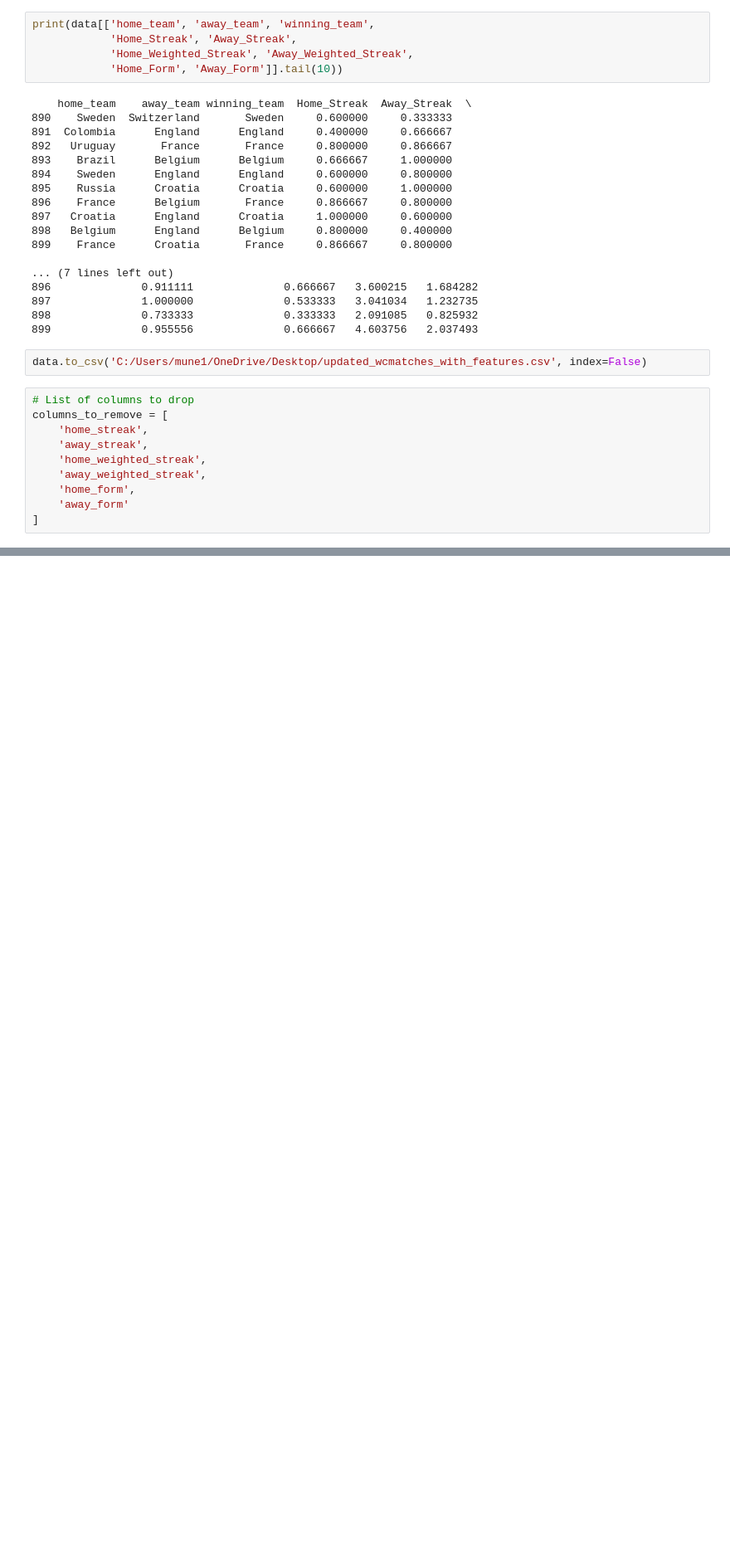
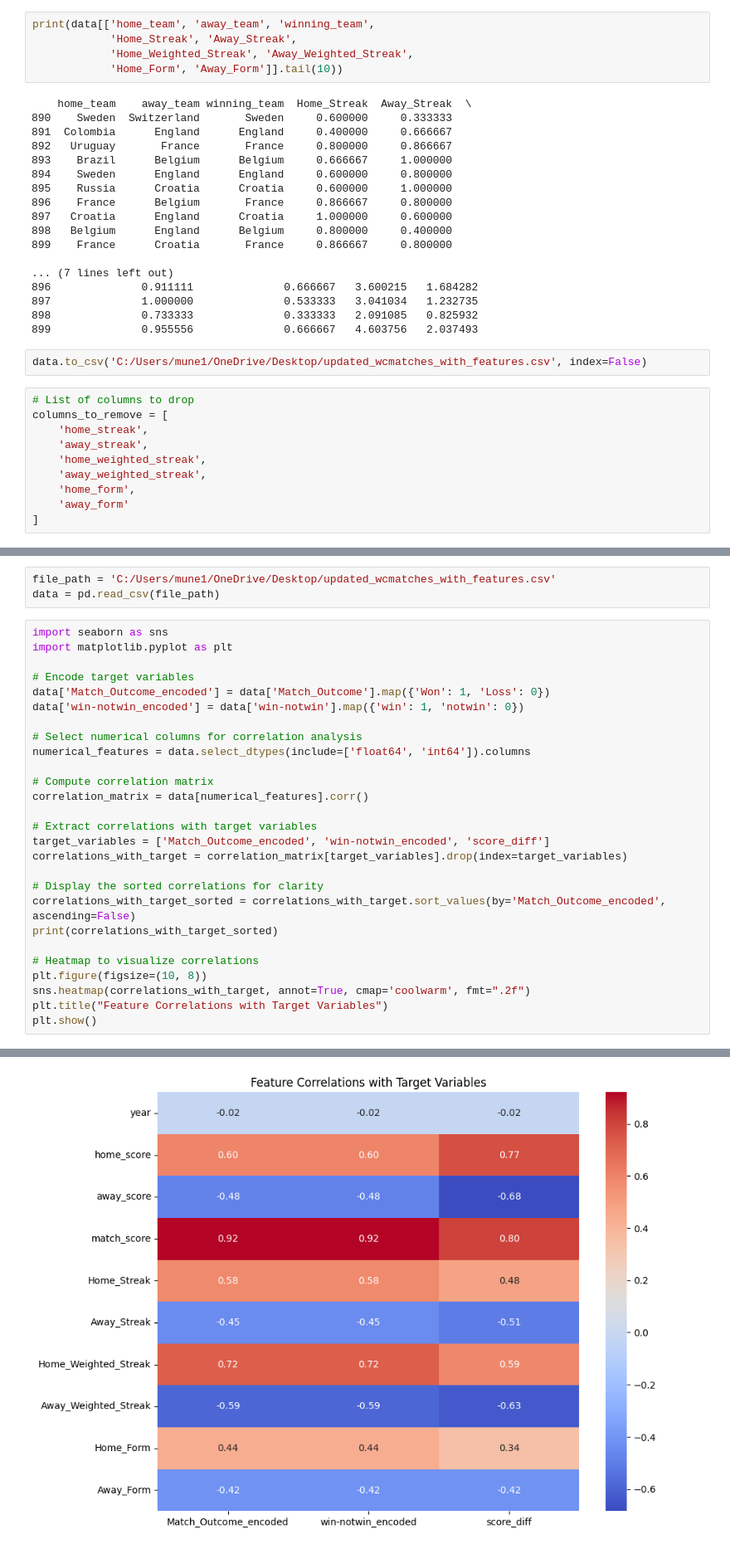
Before and after one commit to munirgulam/ml-project, a Jupyter notebook: ml-project.ipynb, the cells around one changed output, grey strips where cells are left out. Shown: that part at 83% size. Saved outputs shown, nothing was run; the diff lists cells and outputs as text; blank space fills up the shorter version.

Commit message:
Added feature selection and model made

```diff
--- a/ml-project.ipynb
+++ b/ml-project.ipynb
@@ -423,0 +428,31 @@ data.to_csv('C:/Users/mune1/OneDrive/Desktop/updated_wcmatches_with_features.csv
+# %%
+file_path = 'C:/Users/mune1/OneDrive/Desktop/updated_wcmatches_with_features.csv'
+data = pd.read_csv(file_path)
+# %%
+import seaborn as sns
+import matplotlib.pyplot as plt
+
+# Encode target variables
+data['Match_Outcome_encoded'] = data['Match_Outcome'].map({'Won': 1, 'Loss': 0})
+data['win-notwin_encoded'] = data['win-notwin'].map({'win': 1, 'notwin': 0})
+
+# Select numerical columns for correlation analysis
+numerical_features = data.select_dtypes(include=['float64', 'int64']).columns
+
+# Compute correlation matrix
+correlation_matrix = data[numerical_features].corr()
+
+# Extract correlations with target variables
+target_variables = ['Match_Outcome_encoded', 'win-notwin_encoded', 'score_diff']
+correlations_with_target = correlation_matrix[target_variables].drop(index=target_variables)
+
+# Display the sorted correlations for clarity
+correlations_with_target_sorted = correlations_with_target.sort_values(by='Match_Outcome_encoded', ascending=False)
+print(correlations_with_target_sorted)
+
+# Heatmap to visualize correlations
+plt.figure(figsize=(10, 8))
+sns.heatmap(correlations_with_target, annot=True, cmap='coolwarm', fmt=".2f")
+plt.title("Feature Correlations with Target Variables")
+plt.show()
+# %% [output]
@@ -423,0 +470 @@ data.to_csv('C:/Users/mune1/OneDrive/Desktop/updated_wcmatches_with_features.csv
+[figure, added]
```
Also changed, not shown: parts of 25 cells of this notebook.
